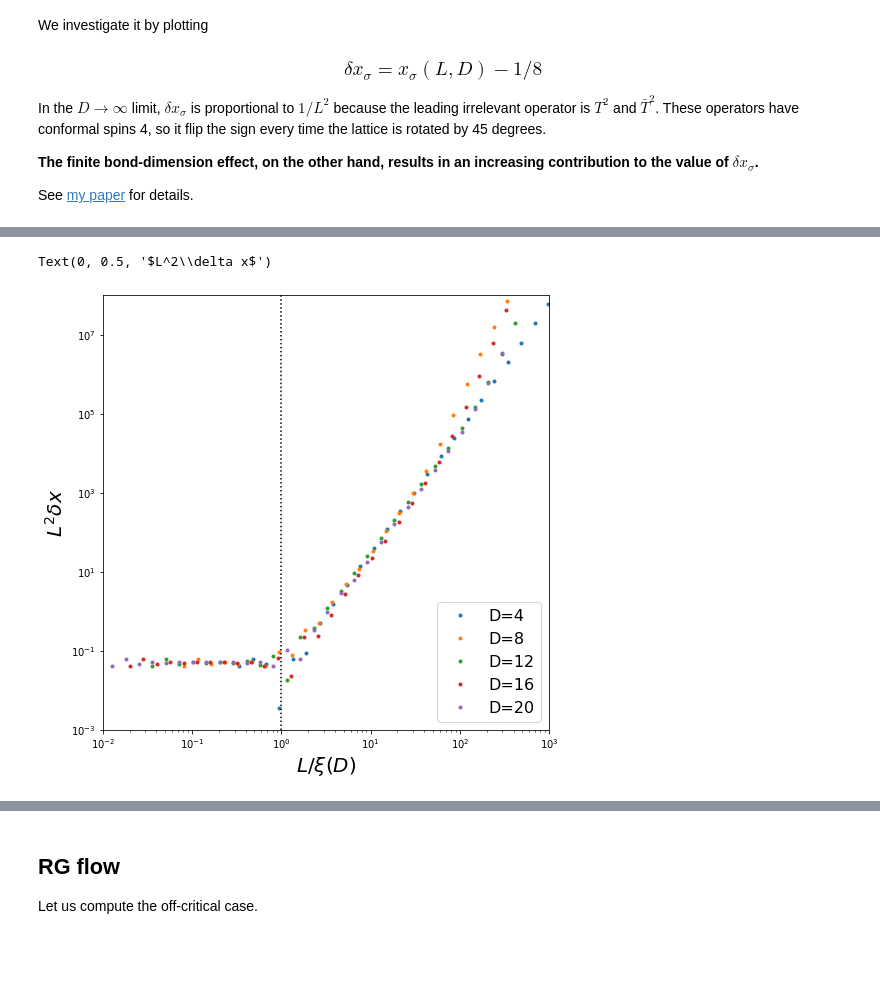
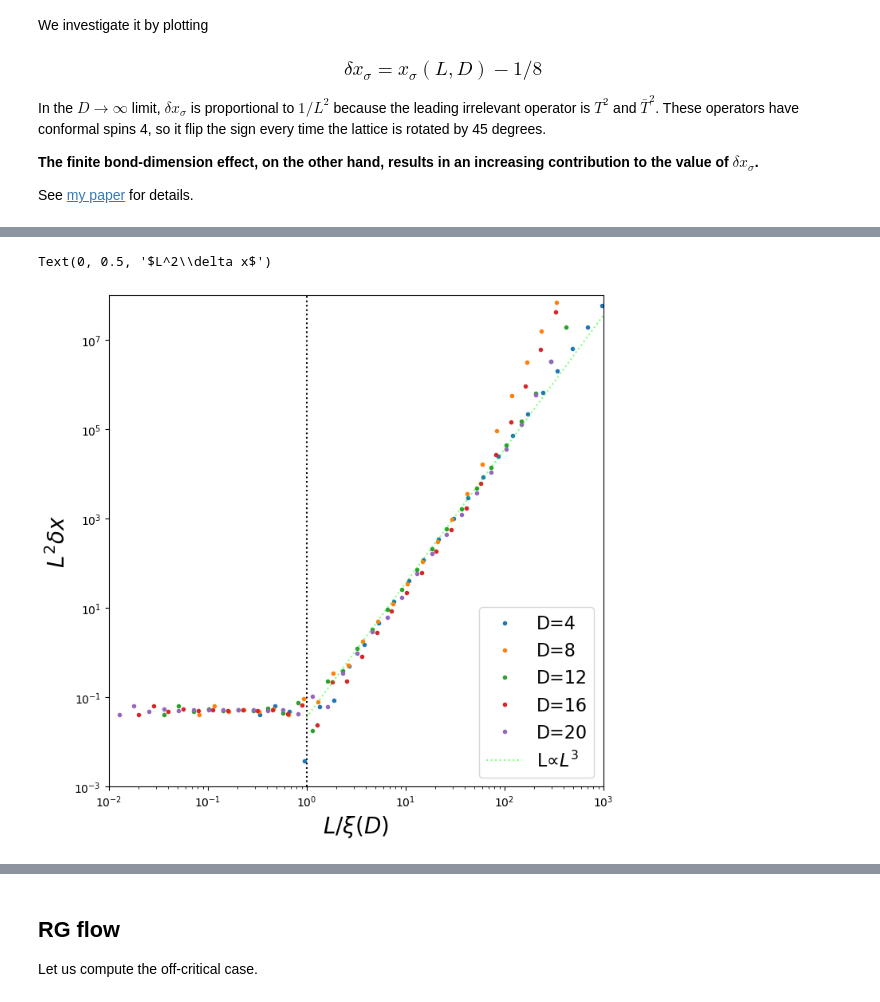
Before and after one commit to dartsushi/Loop-TNR_RGflow, a Jupyter notebook: RG_flow_tutorial.ipynb, the cells around one changed output, grey strips where cells are left out. Drawn from its saved outputs; the diff is of its cells as text; code cells hidden in the pictures; blank space fills up the shorter version.

```diff
--- a/RG_flow_tutorial.ipynb
+++ b/RG_flow_tutorial.ipynb
@@ -128,18 +128,19 @@ kappa=6/(0.5*(1+np.sqrt(24)))
 # %%
 plt.figure(figsize=(8,8))
 for i in range(5):
     plt.plot(l_list/(0.5*D_list[i]**kappa),abs(gap_list[i]-0.125)*l_list**2,".",label="D={}".format(D_list[i]))
+plt.plot(np.linspace(1,1000,1000),0.035*np.linspace(1,1000,1000)**3,":",color="lime",alpha=0.5,label="L∝$L^3$")
 plt.xscale("log")
 plt.yscale("log")
 plt.xlim(1e-2,1e3)
 plt.ylim(1e-3,1e8)
 plt.axvline(1.,linestyle=":",color="black")
 plt.legend(loc="lower right",fontsize=16)
 plt.xlabel(r'$L/\xi(D)$',fontsize=20)
 plt.ylabel("$L^2\delta x$",fontsize=20)
 # %% [output]
 Text(0, 0.5, '$L^2\\delta x$')
-[figure, old version]
+[figure, new version]
 # %%
 plt.figure(figsize=(8,8))
 i=3
```
Also changed, not shown: parts of 7 cells of this notebook, 4 other files.
